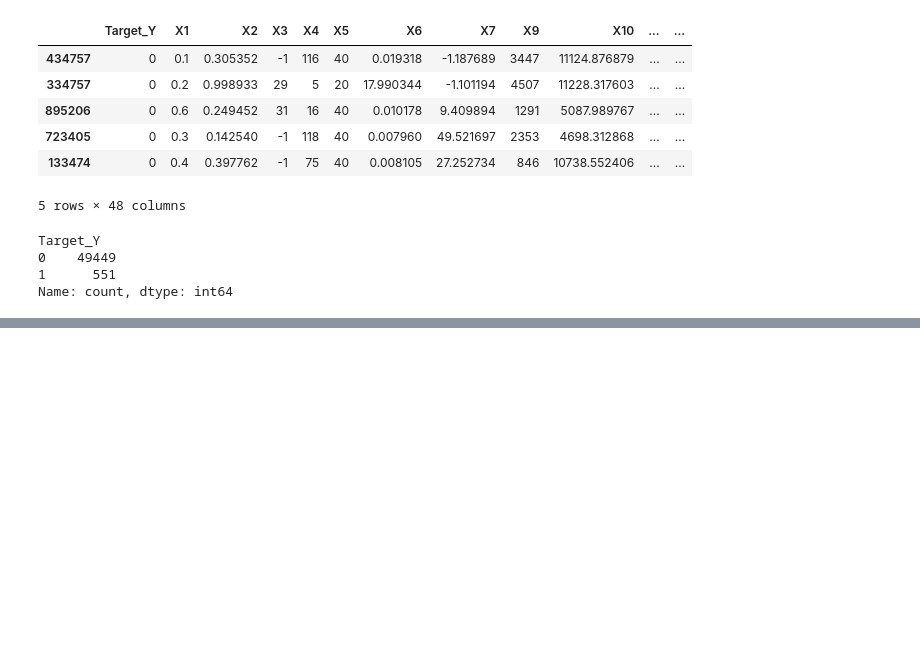
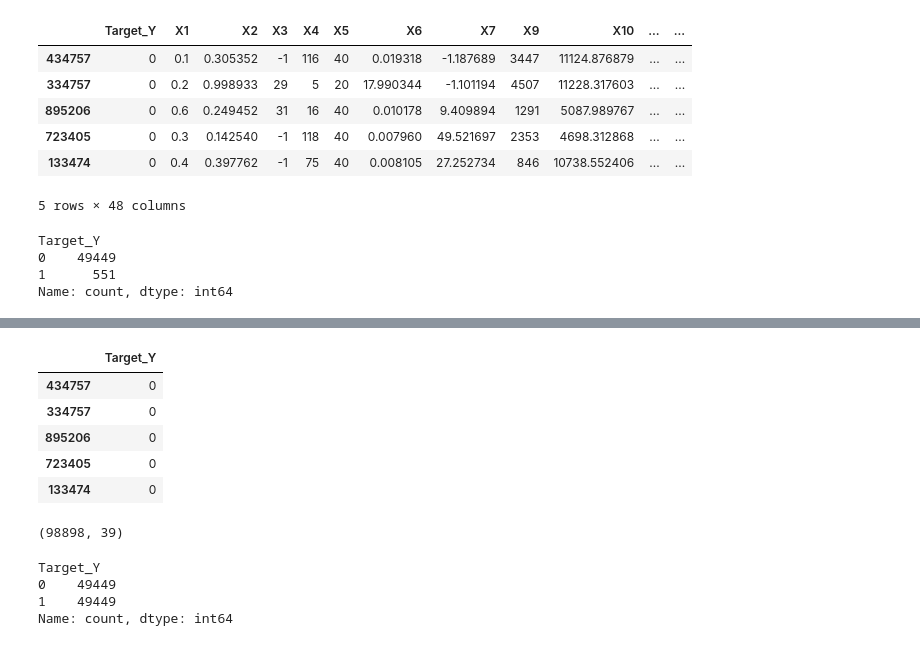
Before and after one commit to TomRush20/BAN-6025-Machine-Learning, a Jupyter notebook: Sky's the Limit/William Smith and Tom Rush Checkpoint 2.ipynb, the cells around one changed output, grey strips where cells are left out. Drawn from its saved outputs; the diff is of its cells as text; code cells hidden in the pictures; blank space fills up the shorter version.

```diff
--- a/Sky's the Limit/William Smith and Tom Rush Checkpoint 2.ipynb
+++ b/Sky's the Limit/William Smith and Tom Rush Checkpoint 2.ipynb
@@ -77,0 +458,22 @@ Name: count, dtype: int64
+# %%
+new_y = pd.concat([y, generated_y], axis=0)
+new_y.head()
+# %% [output]
+|  | Target_Y |
+| 434757 | 0 |
+| 334757 | 0 |
+| 895206 | 0 |
+| 723405 | 0 |
+| 133474 | 0 |
+# %%
+total_data = pd.concat([new_df, new_y], axis=1)
+total_data.shape
+# %% [output]
+(98898, 39)
+# %%
+total_data['Target_Y'].value_counts()
+# %% [output]
+Target_Y
+0    49449
+1    49449
+Name: count, dtype: int64
```
Also changed, not shown: parts of 26 cells of this notebook, 4 other files.
